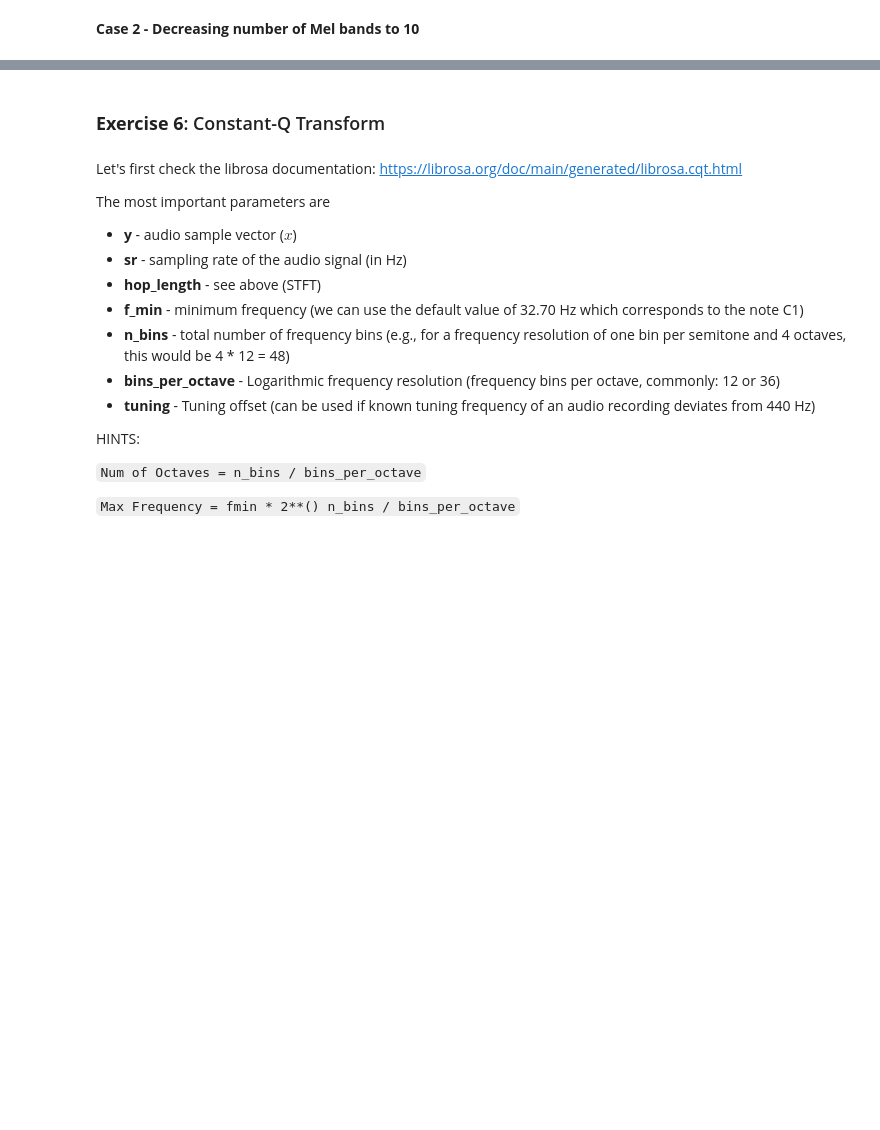
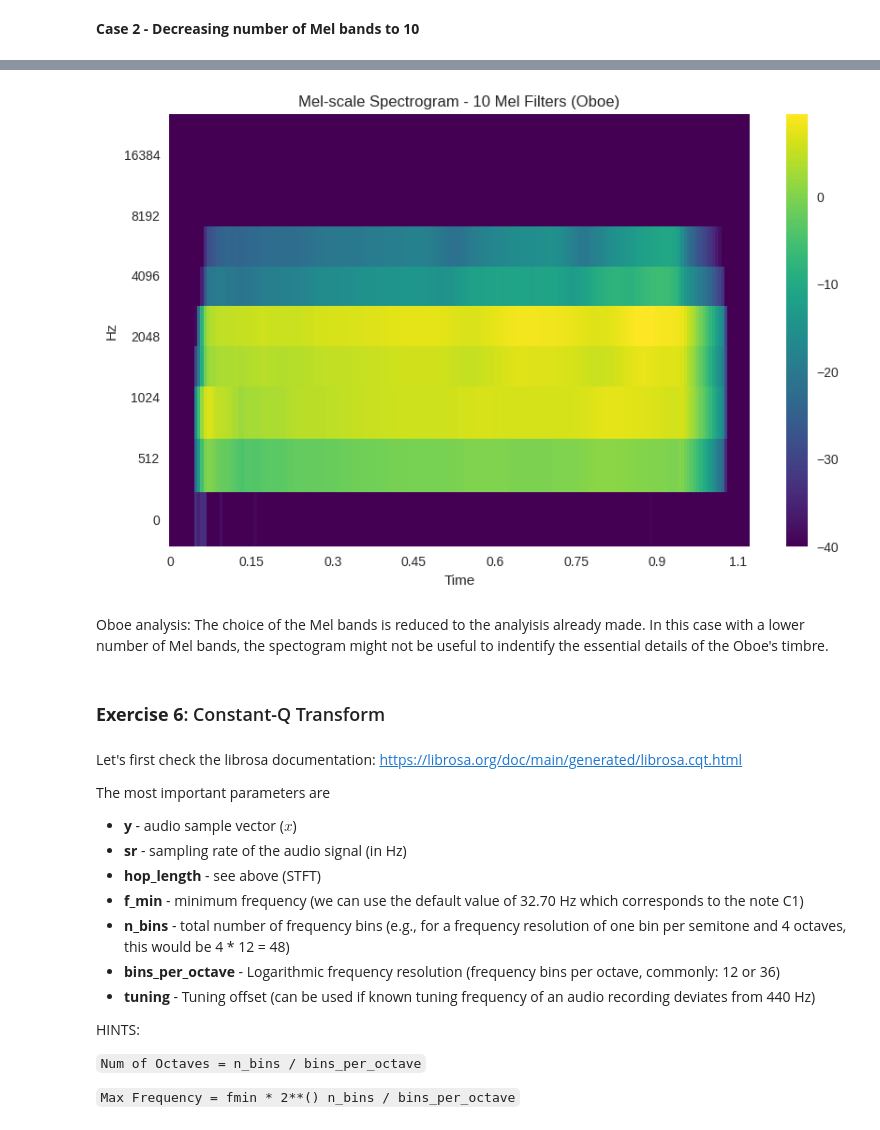
Before and after one commit to AleCupSound/SelectedTopicsInMusicAndAcousticsEngineering, a Jupyter notebook: Lab_1_students.ipynb, the cells around one changed output, grey strips where cells are left out. Drawn from its saved outputs; the diff is of its cells as text; code cells hidden in the pictures; blank space fills up the shorter version.

```diff
--- a/Lab_1_students.ipynb
+++ b/Lab_1_students.ipynb
@@ -759,3 +756,17 @@ WRITE YOUR CONCLUSIONS HERE!
+# %%
+n_mels_1 = n_mels/4;
+X_ob_mel_10 = librosa.feature.melspectrogram(y=oboeC6, sr=sr, n_mels=n_mels_1,
+                                       n_fft=n_fft_mel, hop_length=hop_size, win_length=frame_length)
+
+plt.figure(figsize=(10,6));
+librosa.display.specshow(librosa.power_to_db(X_ob_mel_10), sr=sr, hop_length=hop_size, x_axis='time', y_axis='mel', fmax=sr/2, cmap='viridis');
+plt.clim(-40,None);
+plt.colorbar();
+plt.title('Mel-scale Spectrogram - 10 Mel Filters (Oboe)');
+# %% [output]
+[figure, added]
+# %% [markdown]
+Oboe analysis: The choice of the Mel bands is reduced to the analyisis already made. In this case with a lower number of Mel bands, the spectogram might not be useful to indentify the essential details of the Oboe's timbre.
 # %% [markdown]
 ### **Exercise 6**: Constant-Q Transform
 # %% [markdown]
```
Also changed, not shown: parts of 9 cells of this notebook.
